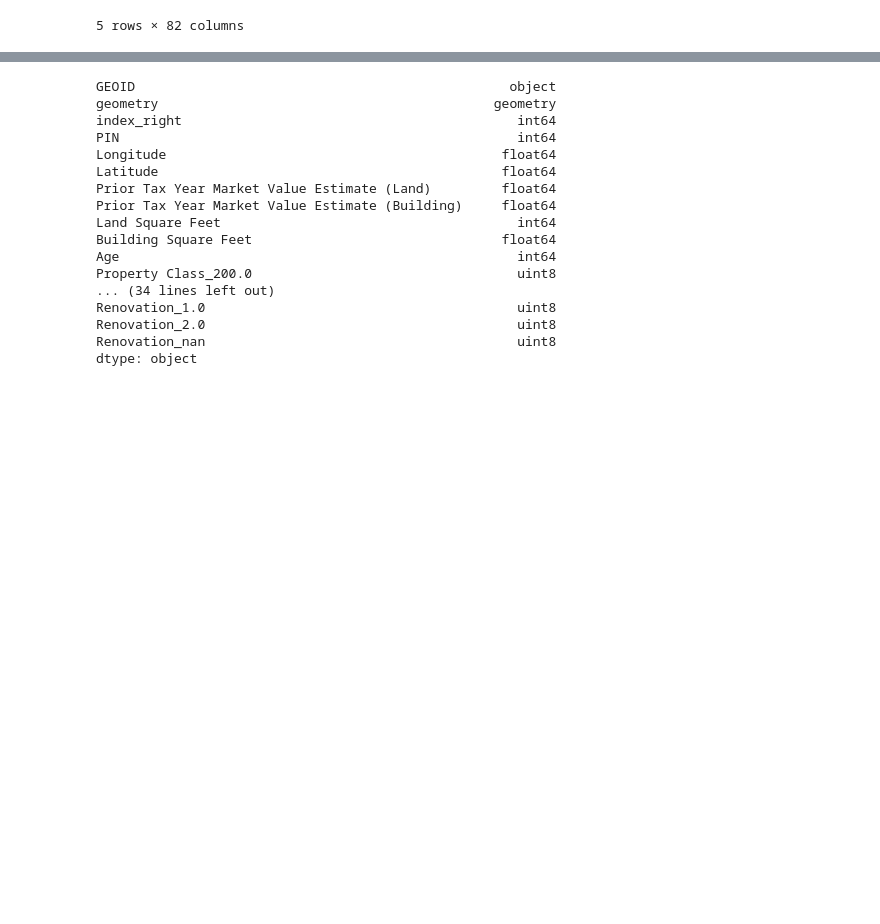
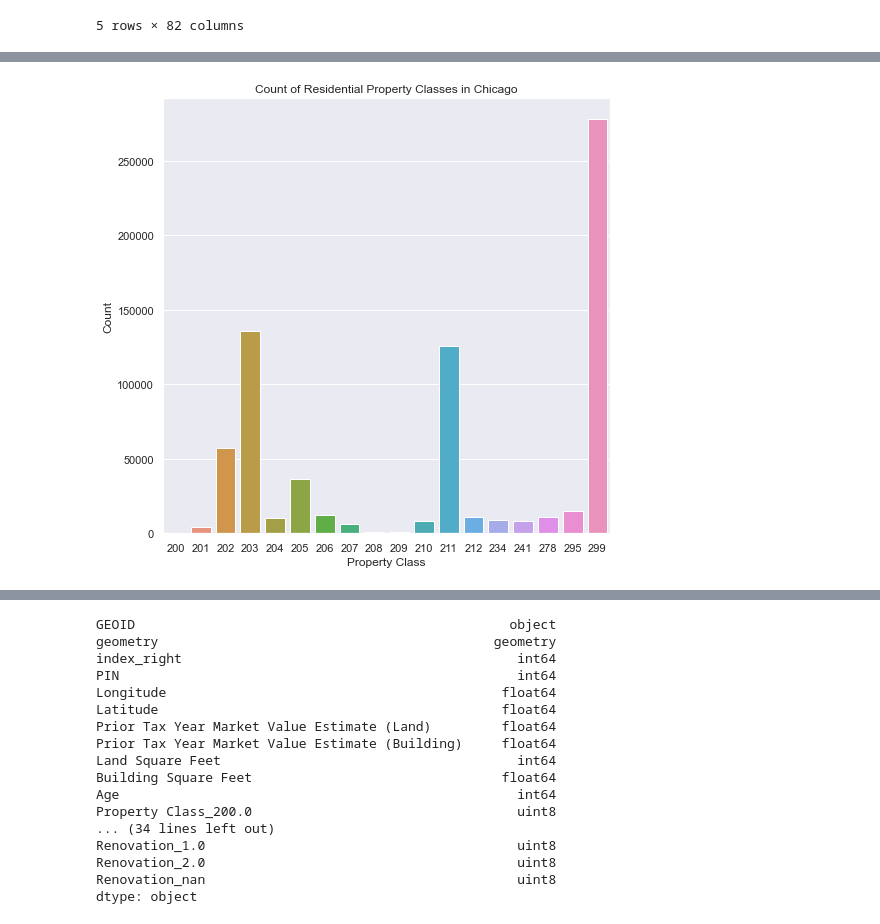
Before and after one commit to vbalza/chicago_water_lead, a Jupyter notebook: Final Notebook.ipynb, the cells around one changed output, grey strips where cells are left out. Cells and saved outputs as stored; diff of their text form; code cells hidden in the pictures; blank space fills up the shorter version.

```diff
--- a/Final Notebook.ipynb
+++ b/Final Notebook.ipynb
@@ -302,0 +373,14 @@ assessments_in_chi = gpd.sjoin(
+# %%
+import matplotlib.pyplot as plt
+import seaborn as sns
+%matplotlib inline
+sns.set_theme()
+class_counts = pipeline.group_count(assessments_in_chi, 'Property Class').to_frame().reset_index()
+class_counts['Proportion'] = class_counts['Count'] / class_counts['Count'].sum()
+
+plt.figure(figsize=(8, 8))
+sns.barplot(class_counts['Property Class'], class_counts['Count'])
+plt.title('Count of Residential Property Classes in Chicago')
+plt.show()
+# %% [output]
+[figure, added]
```
Also changed, not shown: parts of 5 cells of this notebook, 2 other files.
